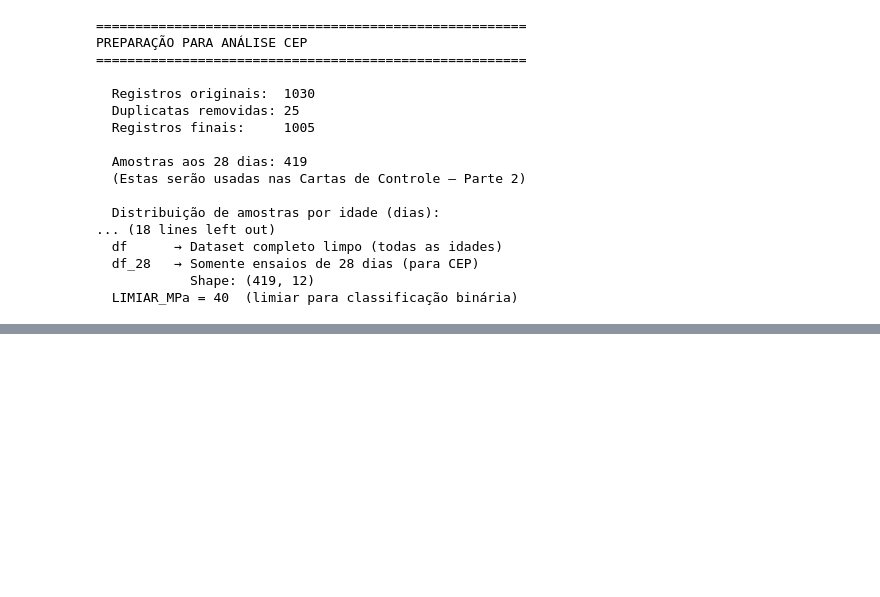
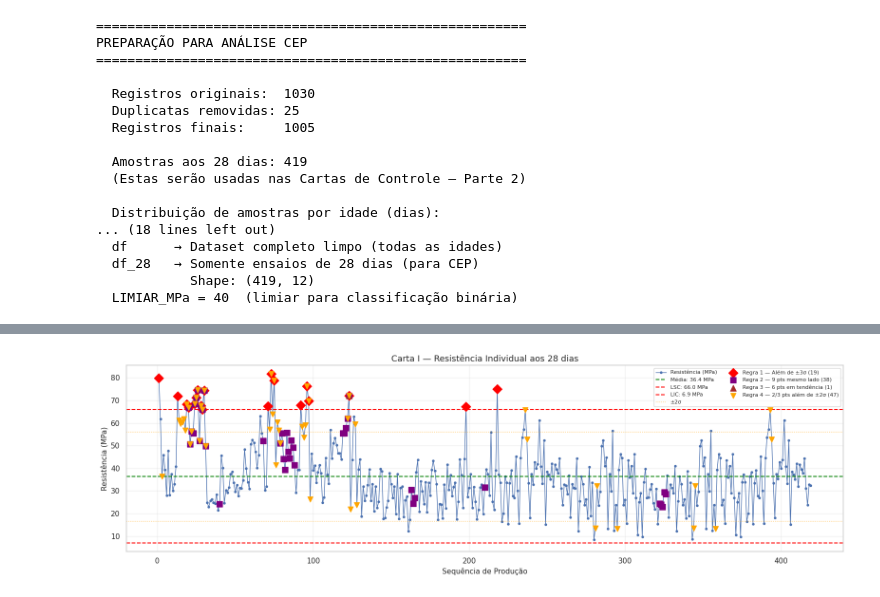
Before and after one commit to larissaorsomarso/mvp-cep-concreto, a Jupyter notebook: MVP_CEP_Concreto.ipynb, the cells around one changed output, grey strips where cells are left out. Drawn from its saved outputs; the diff is of its cells as text; code cells hidden in the pictures; blank space fills up the shorter version.

```diff
--- a/MVP_CEP_Concreto.ipynb
+++ b/MVP_CEP_Concreto.ipynb
@@ -405,0 +503,90 @@ PREPARAÇÃO PARA ANÁLISE CEP
+# %%
+# BLOCO 9: CARTA I — VALORES INDIVIDUAIS DE RESISTÊNCIA
+
+print("=" * 55)
+print("CARTA I — RESISTÊNCIA INDIVIDUAL (28 dias)")
+print("=" * 55)
+
+# --- Cálculo dos parâmetros da carta ---
+valores = df_28["resistencia"].values
+n = len(valores)
+
+media_I = valores.mean()
+
+# Amplitude Móvel (MR): diferença absoluta entre pontos consecutivos
+MR = np.abs(np.diff(valores))          # n-1 valores
+media_MR = MR.mean()
+
+# Estimativa de σ via amplitude móvel (constante d2 = 1.128 para n=2)
+d2 = 1.128
+sigma_I = media_MR / d2
+
+# Limites de controle (±3σ)
+UCL_I = media_I + 3 * sigma_I
+LCL_I = media_I - 3 * sigma_I
+
+print(f"\n  Parâmetros calculados:")
+print(f"  Média (X̄):          {media_I:.2f} MPa")
+print(f"  Média MR (MR̄):      {media_MR:.2f} MPa")
+print(f"  Sigma estimado (σ): {sigma_I:.2f} MPa")
+print(f"  LSC (Limite Sup.):  {UCL_I:.2f} MPa")
+print(f"  LIC (Limite Inf.):  {LCL_I:.2f} MPa")
+
+# --- Detecção de anomalias ---
+anomalias = detectar_todas_regras(valores, media_I, sigma_I, LCL_I, UCL_I)
+
+print(f"\n  Anomalias detectadas:")
+total = 0
+for regra, indices in anomalias.items():
+    print(f"  {regra}: {len(indices)} ocorrência(s)")
+    total += len(indices)
+print(f"  Total de pontos sinalizados: {total}")
+
+# --- Plotagem ---
+fig, ax = plt.subplots(figsize=(16, 5))
+
+# Série principal
+ax.plot(range(1, n+1), valores,
+        color="#4C72B0", linewidth=1.0,
+        marker="o", markersize=3, label="Resistência (MPa)")
+
+# Linhas de referência
+ax.axhline(media_I, color="green",   linestyle="--", linewidth=1.5,
+           label=f"Média: {media_I:.1f} MPa")
+ax.axhline(UCL_I,   color="red",     linestyle="--", linewidth=1.5,
+           label=f"LSC: {UCL_I:.1f} MPa")
+ax.axhline(LCL_I,   color="red",     linestyle="--", linewidth=1.5,
+           label=f"LIC: {LCL_I:.1f} MPa")
+ax.axhline(media_I + 2*sigma_I, color="orange", linestyle=":",
+           linewidth=1.0, alpha=0.7, label="±2σ")
+ax.axhline(media_I - 2*sigma_I, color="orange", linestyle=":",
+           linewidth=1.0, alpha=0.7)
+
+# Marcação de anomalias — cores por regra
+cores_regras = {
+    "Regra 1 — Além de ±3σ":         ("red",    "D", 10),
+    "Regra 2 — 9 pts mesmo lado":     ("purple", "s",  9),
+    "Regra 3 — 6 pts em tendência":   ("brown",  "^",  9),
+    "Regra 4 — 2/3 pts além de ±2σ":  ("orange", "v",  8),
+}
+
+for regra, indices in anomalias.items():
+    if indices:
+        cor, marcador, tamanho = cores_regras[regra]
+        ax.scatter([i+1 for i in indices],
+                   [valores[i] for i in indices],
+                   color=cor, marker=marcador,
+                   s=tamanho**2, zorder=5,
+                   label=f"{regra} ({len(indices)})")
+
+ax.set_title("Carta I — Resistência Individual aos 28 dias", fontsize=13)
+ax.set_xlabel("Sequência de Produção")
+ax.set_ylabel("Resistência (MPa)")
+ax.legend(loc="upper right", fontsize=8, ncol=2)
+ax.grid(True, alpha=0.3)
+
+plt.tight_layout()
+plt.savefig("carta_I.png", bbox_inches="tight")
+plt.show()
+print("  → Figura salva: carta_I.png")
+# %% [output]
@@ -405,0 +610 @@ PREPARAÇÃO PARA ANÁLISE CEP
+[figure, added]
```
Also changed, not shown: parts of 4 cells of this notebook.
